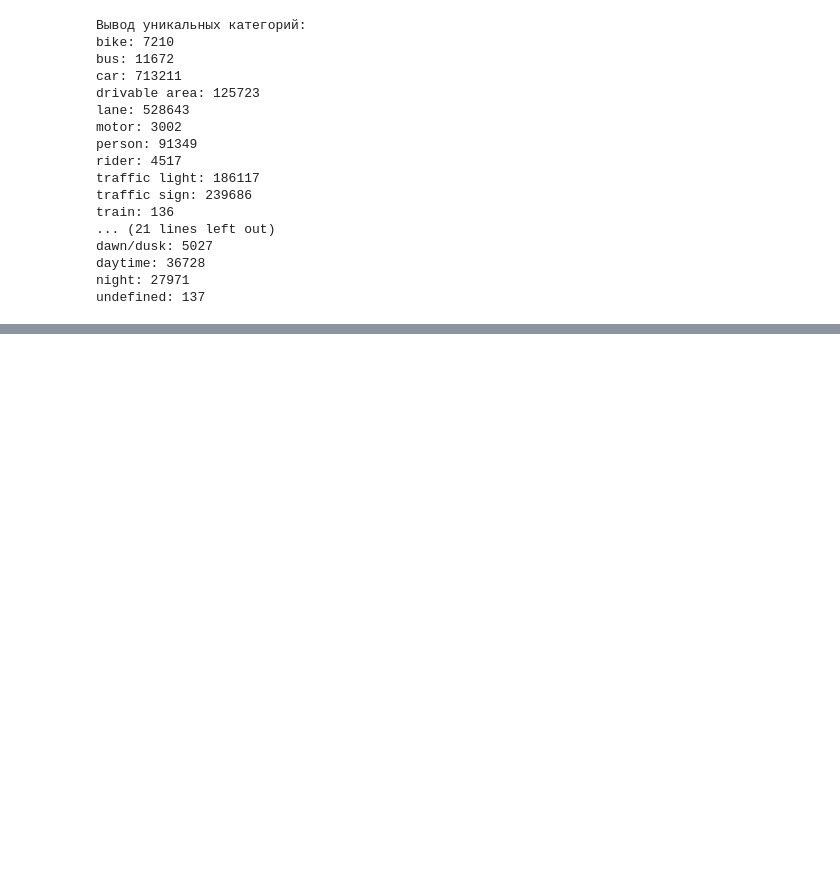
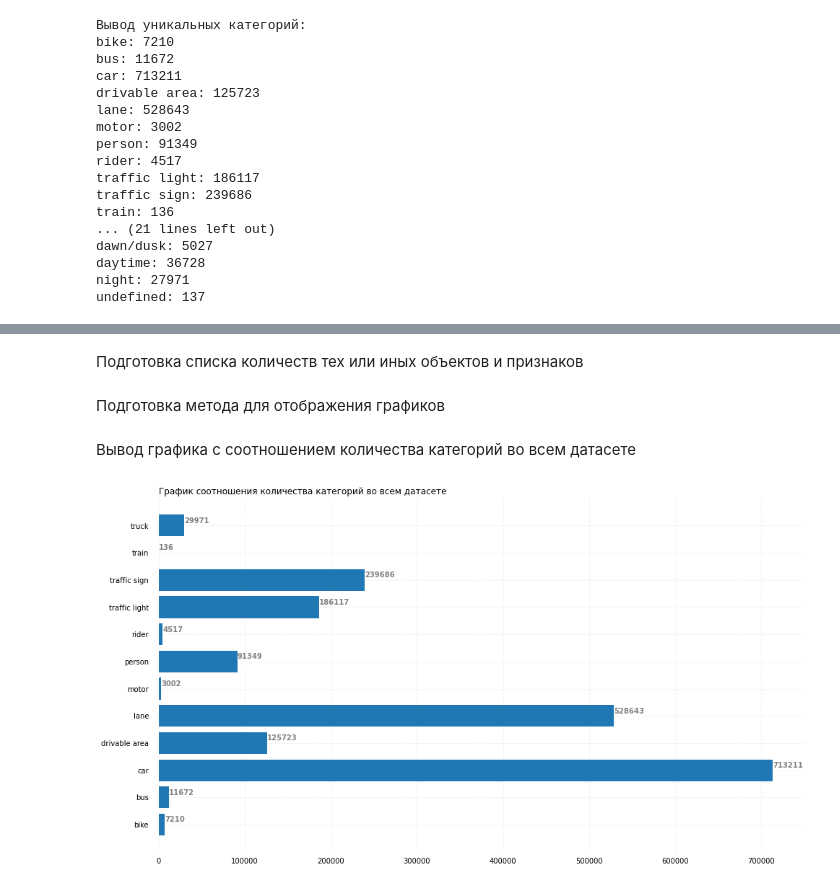
Before and after one commit to ml-hls-annual-project-cv-4/dataset-data-access-level, a Jupyter notebook: src/client_notebook.ipynb, the cells around one changed output, grey strips where cells are left out. Cells and saved outputs as stored; diff of their text form; code cells hidden in the pictures; blank space fills up the shorter version.

Commit message:
Добавлены графики

```diff
--- a/src/client_notebook.ipynb
+++ b/src/client_notebook.ipynb
@@ -55,0 +52,46 @@ from matplotlib import *
+# %% [markdown]
+Подготовка списка количеств тех или иных объектов и признаков
+# %%
+categoriesCounts = [edaDataService.GetCategoryCount(x) for x in categories]
+scenesCounts = [edaDataService.GetSceneCount(x) for x in scenes]
+weathersCounts = [edaDataService.GetWeatherCount(x) for x in weathers]
+timesCounts = [edaDataService.GetTimeOfDayCount(x) for x in timesOfDay]
+# %% [markdown]
+Подготовка метода для отображения графиков
+# %%
+from matplotlib import pyplot as plt
+
+def show_graphic(x_data, y_data, title):
+    fig, ax = plt.subplots(figsize =(16, 9))
+
+    ax.barh(x_data, y_data)
+
+    for s in ['top', 'bottom', 'left', 'right']:
+        ax.spines[s].set_visible(False)
+
+    ax.xaxis.set_ticks_position('none')
+    ax.yaxis.set_ticks_position('none')
+
+    ax.xaxis.set_tick_params(pad = 5)
+    ax.yaxis.set_tick_params(pad = 10)
+
+    ax.grid(b = True, color ='grey',
+            linestyle ='-.', linewidth = 0.5,
+            alpha = 0.2)
+
+    for i in ax.patches:
+        plt.text(i.get_width()+0.2, i.get_y()+0.5,
+                 str(round((i.get_width()), 2)),
+                 fontsize = 10, fontweight ='bold',
+                 color ='grey')
+
+    ax.set_title(title,
+                 loc ='left', )
+
+    plt.show()
+# %% [markdown]
+Вывод графика с соотношением количества категорий во всем датасете
+# %%
+show_graphic(categories, categoriesCounts, 'График соотношения количества категорий во всем датасете')
+# %% [output]
+[figure, added]
```
Also changed, not shown: parts of 8 cells of this notebook.
